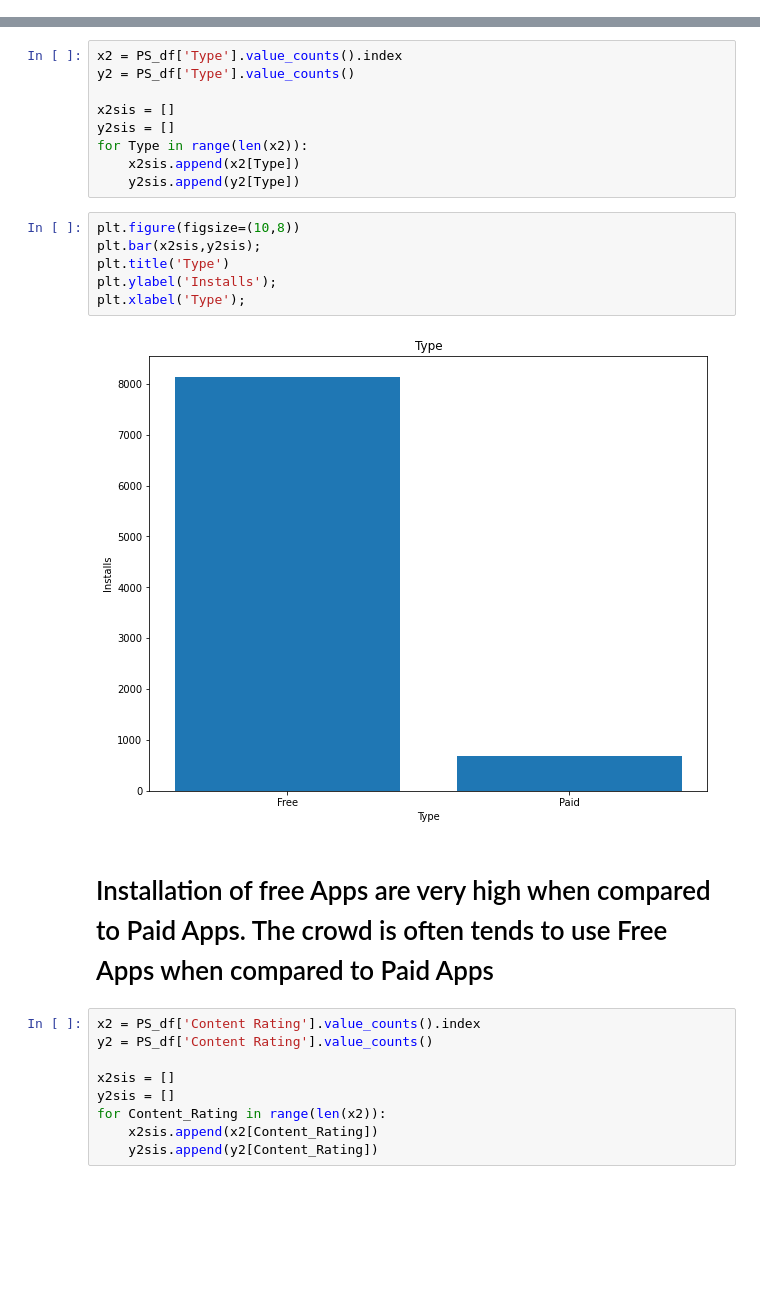
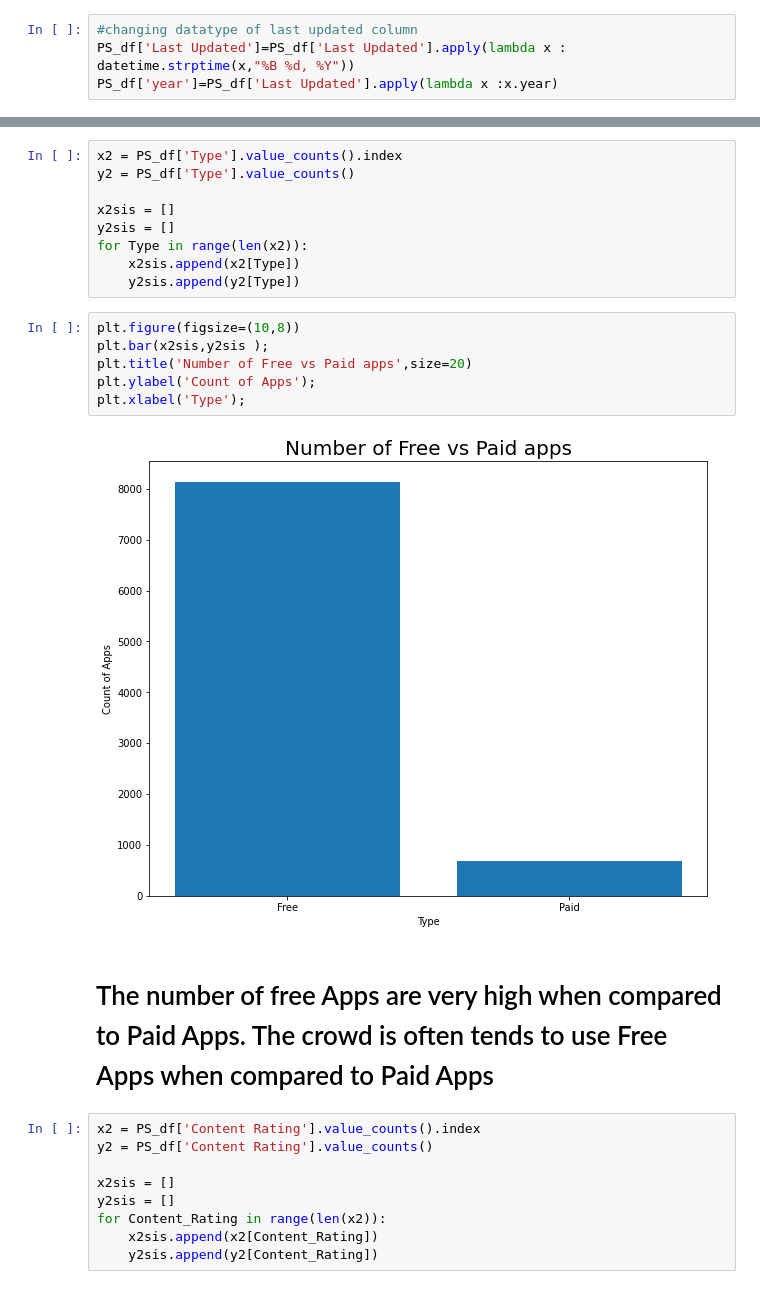
Before and after one commit to ashyaulla/Playstore-Data-Analysis, a Jupyter notebook: Playstore_Data_Analysis(Team_notebook).ipynb, the cells around one changed output, grey strips where cells are left out. Saved outputs shown, nothing was run; the diff lists cells and outputs as text; blank space fills up the shorter version.

```diff
--- a/Playstore_Data_Analysis(Team_notebook).ipynb
+++ b/Playstore_Data_Analysis(Team_notebook).ipynb
@@ -220,6 +220,10 @@ PS_df['Installs']=PS_df['Installs'].astype(int)
 #Data cleaning for "Price" column
 PS_df['Price']=PS_df['Price'].apply(lambda x: x.replace('$',''))
 PS_df['Price']=PS_df['Price'].astype(float)
+# %%
+#changing datatype of last updated column
+PS_df['Last Updated']=PS_df['Last Updated'].apply(lambda x : datetime.strptime(x,"%B %d, %Y"))
+PS_df['year']=PS_df['Last Updated'].apply(lambda x :x.year)
 # %%
 #checking the datatypes of each column
 PS_df.info()
@@ -394,14 +402,14 @@ for Type in range(len(x2)):
     y2sis.append(y2[Type])
 # %%
 plt.figure(figsize=(10,8))
-plt.bar(x2sis,y2sis);
-plt.title('Type')
-plt.ylabel('Installs');
+plt.bar(x2sis,y2sis );
+plt.title('Number of Free vs Paid apps',size=20)
+plt.ylabel('Count of Apps');
 plt.xlabel('Type');
 # %% [output]
-[figure, old version]
+[figure, new version]
 # %% [markdown]
-# Installation of free Apps are very high when compared to Paid Apps. The crowd is often tends to use Free Apps when compared to Paid Apps
+# The number of free Apps are very high when compared to Paid Apps. The crowd is often tends to use Free Apps when compared to Paid Apps
 # %%
 x2 = PS_df['Content Rating'].value_counts().index
 y2 = PS_df['Content Rating'].value_counts()
```
Also changed, not shown: parts of 12 cells of this notebook.
